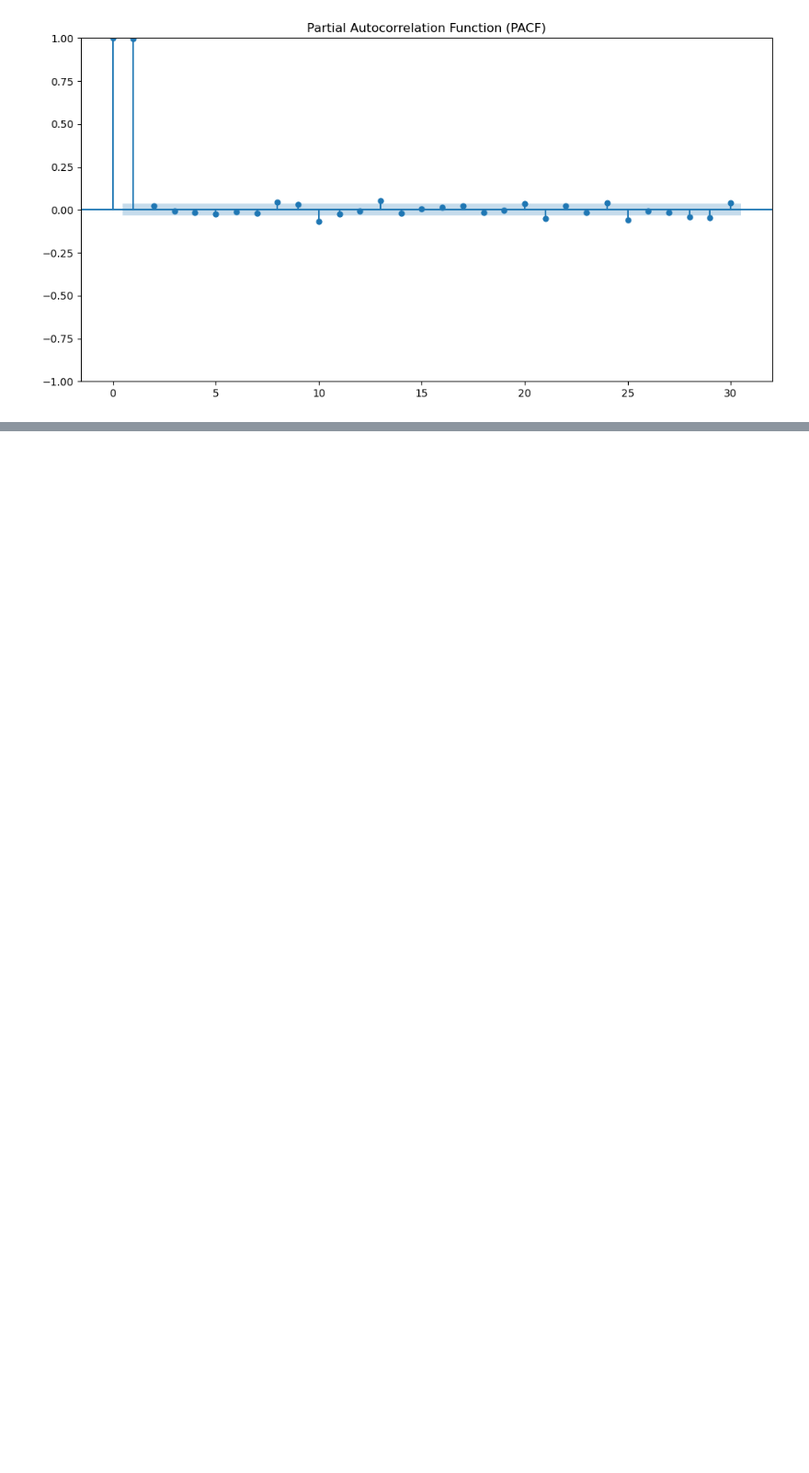
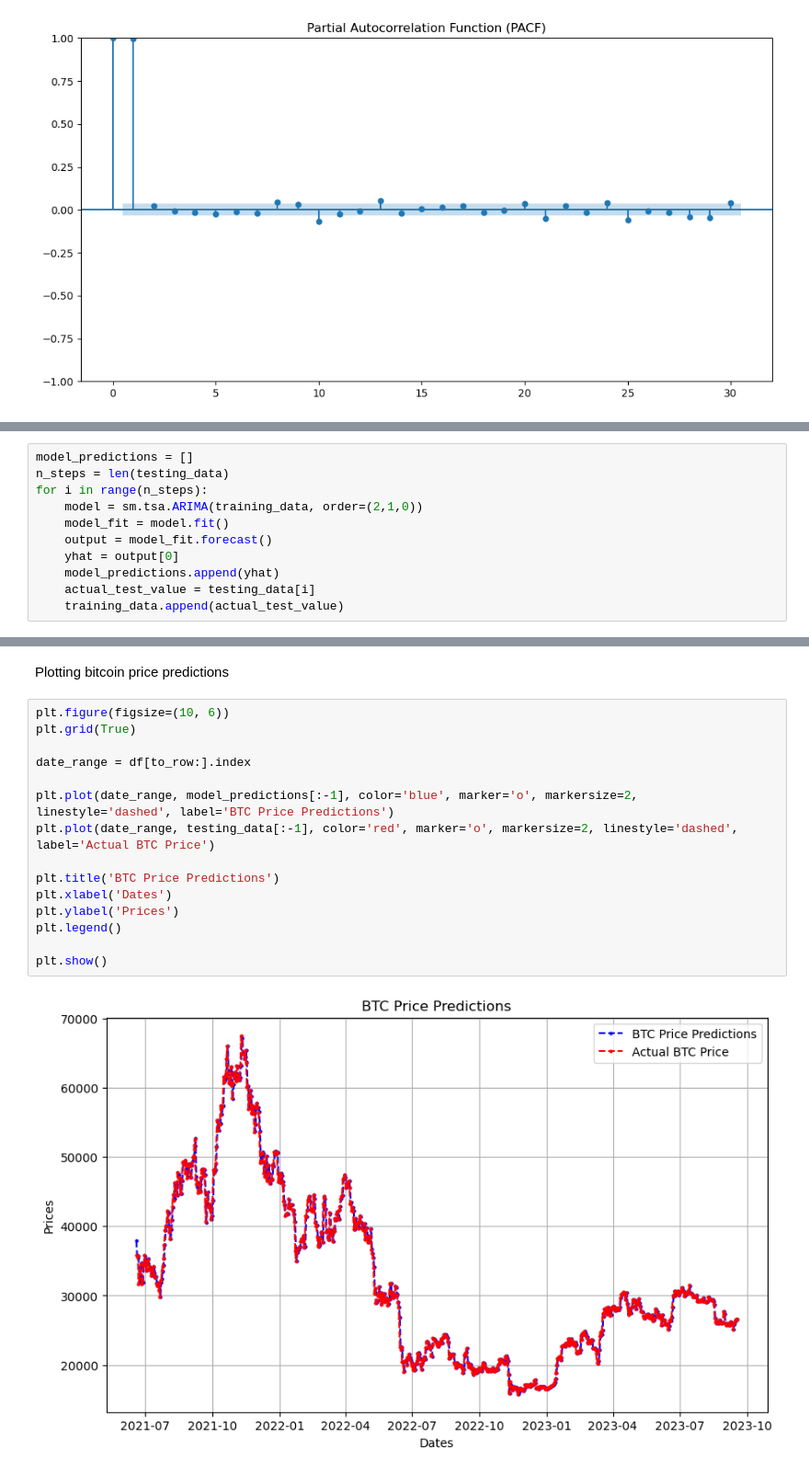
Before and after one commit to lieric90/BitcoinPricePrediction, a Jupyter notebook: bitcoin_price_prediction.ipynb, the cells around one changed output, grey strips where cells are left out. Shown: that part at 92% size. Cells and saved outputs as stored; diff of their text form; blank space fills up the shorter version.

Commit message:
plotting arima predictions

```diff
--- a/bitcoin_price_prediction.ipynb
+++ b/bitcoin_price_prediction.ipynb
@@ -93,0 +96,11 @@ plt.show()
+# %%
+model_predictions = []
+n_steps = len(testing_data)
+for i in range(n_steps):
+    model = sm.tsa.ARIMA(training_data, order=(2,1,0))
+    model_fit = model.fit()
+    output = model_fit.forecast()
+    yhat = output[0]
+    model_predictions.append(yhat)
+    actual_test_value = testing_data[i]
+    training_data.append(actual_test_value)
@@ -93,0 +127,19 @@ plt.show()
+# %% [markdown]
+Plotting bitcoin price predictions
+# %%
+plt.figure(figsize=(10, 6))
+plt.grid(True)
+
+date_range = df[to_row:].index
+
+plt.plot(date_range, model_predictions[:-1], color='blue', marker='o', markersize=2, linestyle='dashed', label='BTC Price Predictions')
+plt.plot(date_range, testing_data[:-1], color='red', marker='o', markersize=2, linestyle='dashed', label='Actual BTC Price')
+
+plt.title('BTC Price Predictions')
+plt.xlabel('Dates')
+plt.ylabel('Prices')
+plt.legend()
+
+plt.show()
+# %% [output]
+[figure, added]
```
Also changed, not shown: parts of 6 cells of this notebook.
